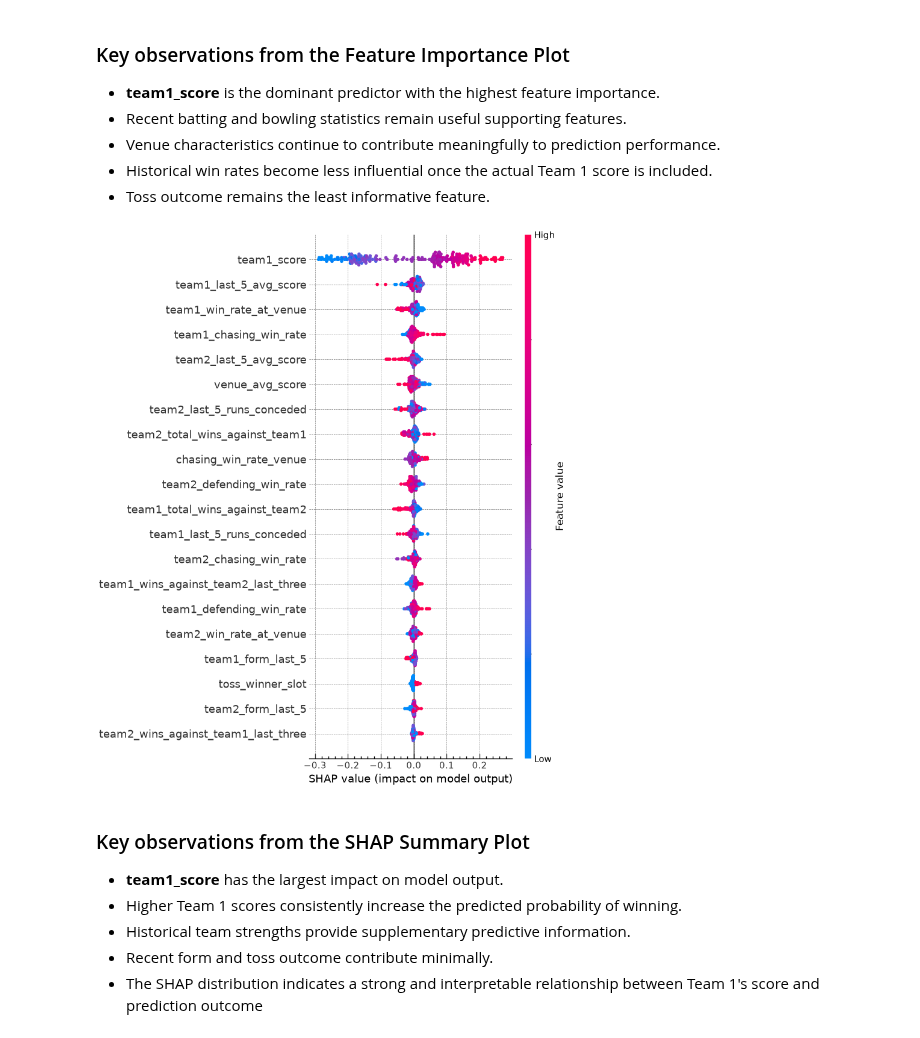
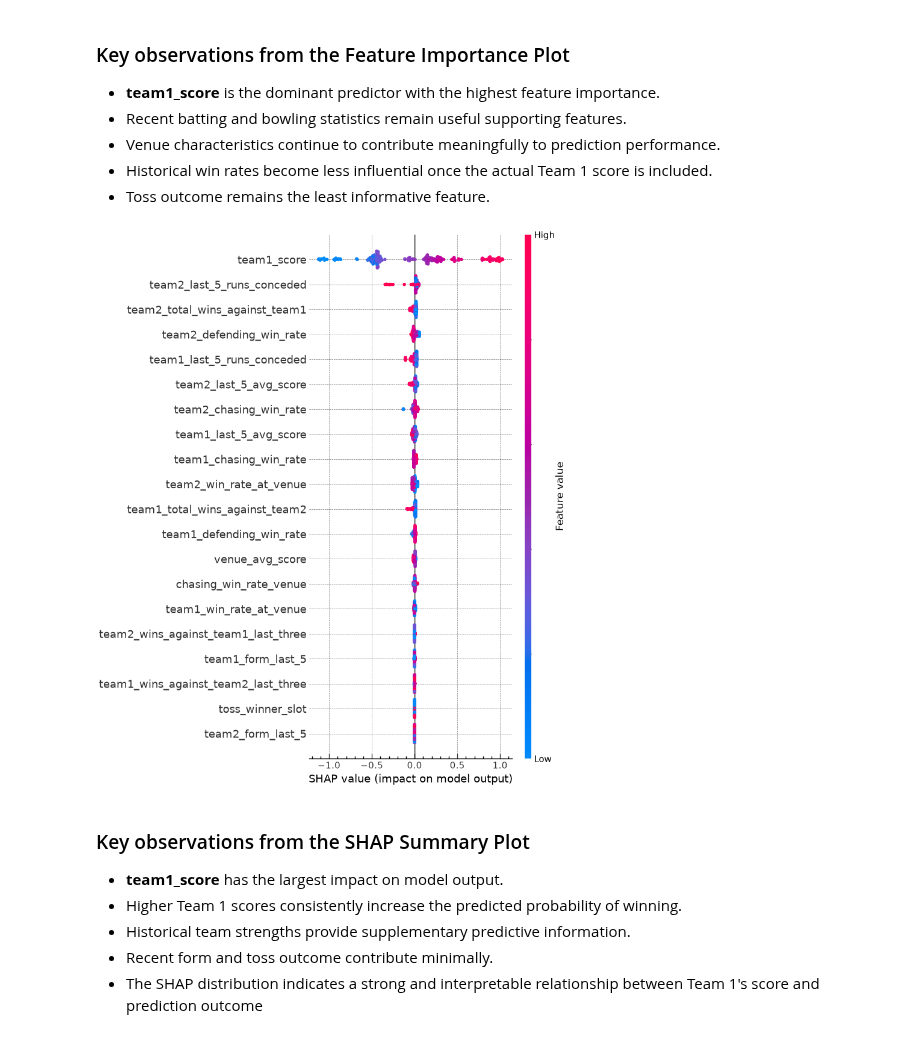
Before and after one commit to Karanveer-Tinna/ipl-cricket-prediction-model, a Jupyter notebook: notebooks/06_model_interpretation.ipynb, the cells around one changed output. Drawn from its saved outputs; the diff is of its cells as text; code cells hidden in the pictures.

```diff
--- a/notebooks/06_model_interpretation.ipynb
+++ b/notebooks/06_model_interpretation.ipynb
@@ -148,15 +147,15 @@ plt.show()
 # %%
 explainer = shap.Explainer(model)
 
 shap_values = explainer(X_test)
 
 shap.summary_plot(
-    shap_values[:, :,  1],
+    shap_values,
     X_test,
     feature_names = X_test.columns
 )
 # %% [output]
-[figure, old version]
+[figure, new version]
 # %% [markdown]
 ### Key observations from the SHAP Summary Plot
 
```
Also changed, not shown: parts of 12 cells of this notebook, 2 other files.
